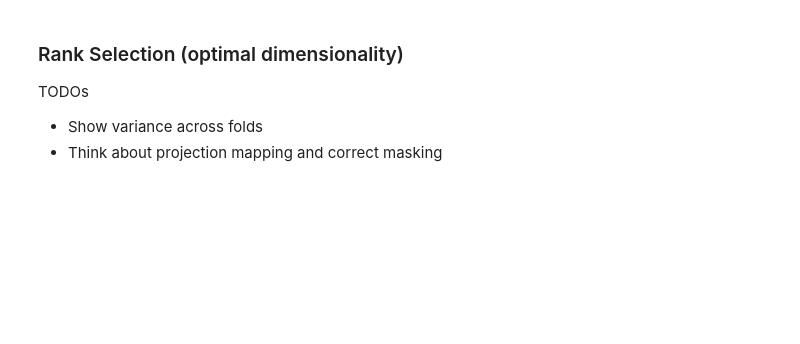
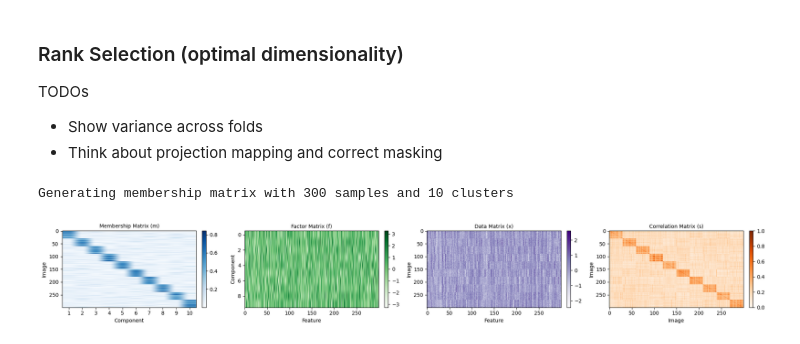
Before and after one commit to florianmahner/pysrf, a Jupyter notebook: notebooks/demo.ipynb, the cells around one changed output. Cells and saved outputs as stored; diff of their text form; code cells hidden in the pictures; blank space fills up the shorter version.

```diff
--- a/notebooks/demo.ipynb
+++ b/notebooks/demo.ipynb
@@ -54,3 +53,19 @@ TODOs
 
 - Show variance across folds
 - Think about projection mapping and correct masking
+# %%
+params.k = 10
+params.n = 300
+params.p = 300
+params.primary_concentration = 10.0
+params.bna = 0.00001
+x, m, f, s = generate_simulation_data(params)
+s = x @ x.T
+s = s - s.min()
+s = s / s.max()
+fig = plot_simulation(x, m, f, s)
+
+cluster_labels = np.argmax(m, axis=1)
+# %% [output]
+Generating membership matrix with 300 samples and 10 clusters
+[figure, added]
```
Also changed, not shown: parts of 22 cells of this notebook, 44 other files.
